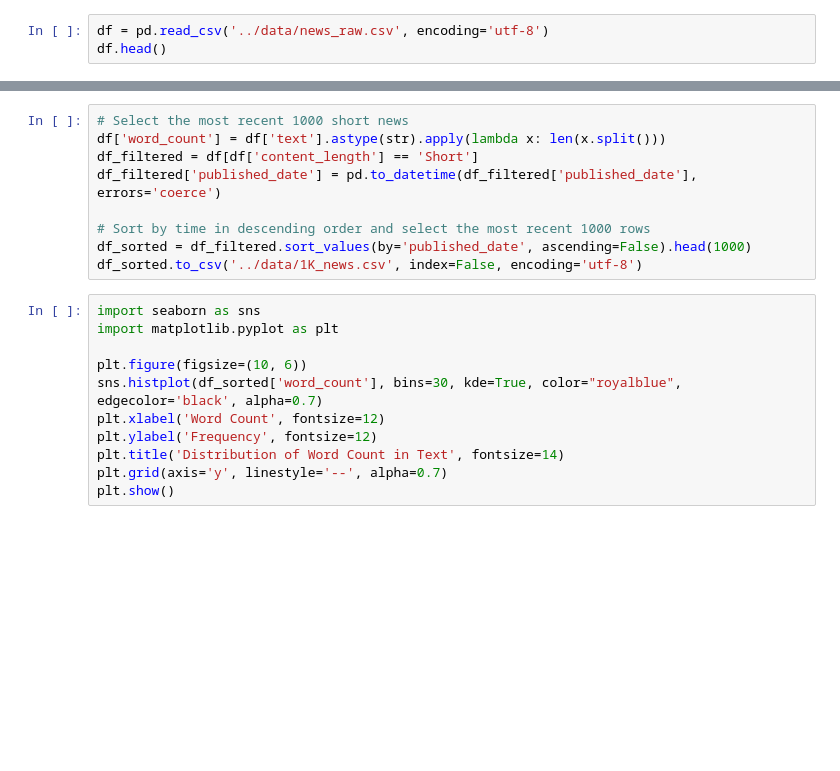
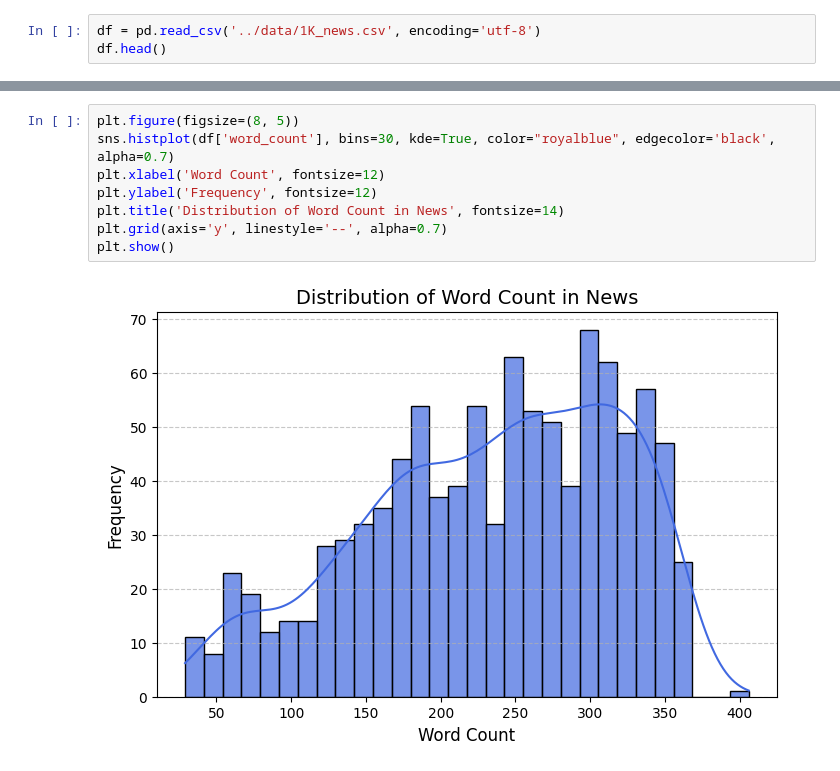
Before and after one commit to A00476491/RAG_Building_Evaluating, a Jupyter notebook: components/build_dataset.ipynb, the cells around one changed output, grey strips where cells are left out. Cells and saved outputs as stored; diff of their text form; blank space fills up the shorter version.

```diff
--- a/components/build_dataset.ipynb
+++ b/components/build_dataset.ipynb
@@ -4,3 +37,3 @@ import matplotlib.pyplot as plt
 # %%
-df = pd.read_csv('../data/news_raw.csv', encoding='utf-8')
+df = pd.read_csv('../data/1K_news.csv', encoding='utf-8')
 df.head()
@@ -7,21 +47,11 @@ df.head()
-# %%
-# Select the most recent 1000 short news
-df['word_count'] = df['text'].astype(str).apply(lambda x: len(x.split()))
-df_filtered = df[df['content_length'] == 'Short']
-df_filtered['published_date'] = pd.to_datetime(df_filtered['published_date'], errors='coerce')
-
-# Sort by time in descending order and select the most recent 1000 rows
-df_sorted = df_filtered.sort_values(by='published_date', ascending=False).head(1000)
-df_sorted.to_csv('../data/1K_news.csv', index=False, encoding='utf-8')
 # %%
-import seaborn as sns
-import matplotlib.pyplot as plt
-
-plt.figure(figsize=(10, 6))
-sns.histplot(df_sorted['word_count'], bins=30, kde=True, color="royalblue", edgecolor='black', alpha=0.7)
+plt.figure(figsize=(8, 5))
+sns.histplot(df['word_count'], bins=30, kde=True, color="royalblue", edgecolor='black', alpha=0.7)
 plt.xlabel('Word Count', fontsize=12)
 plt.ylabel('Frequency', fontsize=12)
-plt.title('Distribution of Word Count in Text', fontsize=14)
+plt.title('Distribution of Word Count in News', fontsize=14)
 plt.grid(axis='y', linestyle='--', alpha=0.7)
 plt.show()
+# %% [output]
+[figure, added]
 # %%
```
Also changed, not shown: parts of 5 cells of this notebook, 1 other file.
